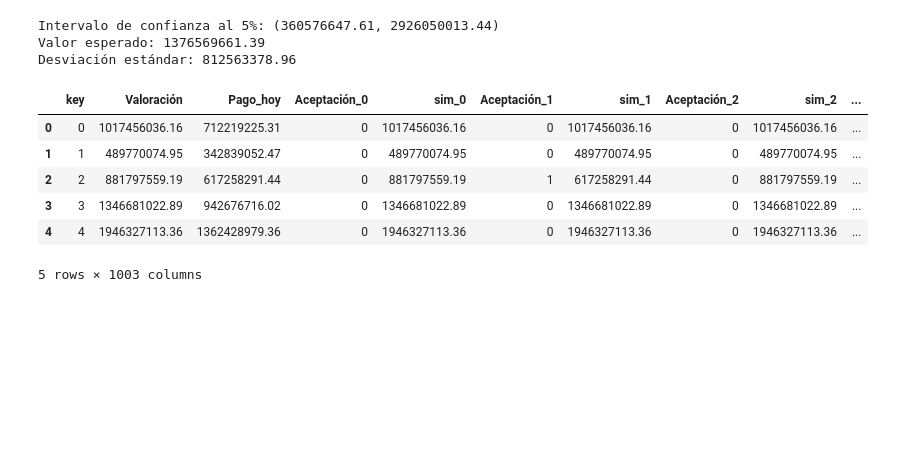
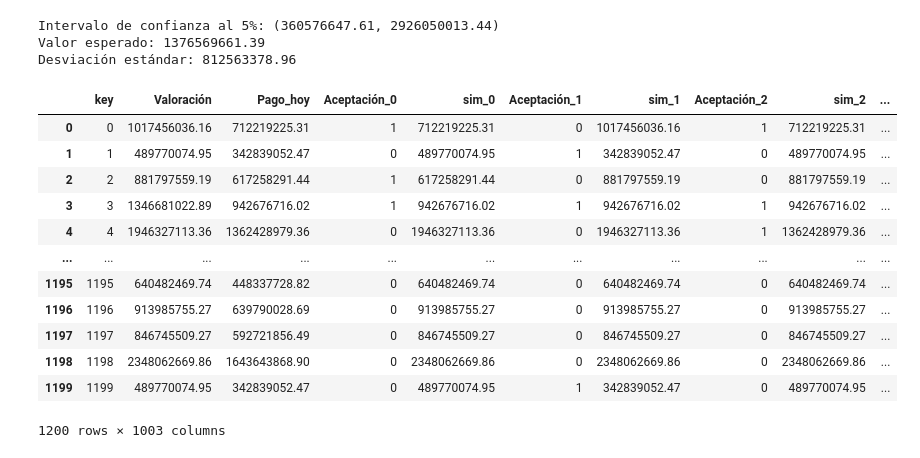
Before and after one commit to mateocivil10/pj_sa_202501, a Jupyter notebook: notebooks/Riesgo_longevidad.ipynb, the cells around one changed output. Drawn from its saved outputs; the diff is of its cells as text; code cells hidden in the pictures; blank space fills up the shorter version.

```diff
--- a/notebooks/Riesgo_longevidad.ipynb
+++ b/notebooks/Riesgo_longevidad.ipynb
@@ -254,12 +254,18 @@ for i in range(sim):
         axis=1
     )
 # %%
-df_sim.head()
+df_sim
 # %% [output]
 |  | key | Valoración | Pago_hoy | Aceptación_0 | sim_0 | Aceptación_1 | sim_1 | Aceptación_2 | sim_2 | ... |
-| 0 | 0 | 1017456036.16 | 712219225.31 | 0 | 1017456036.16 | 0 | 1017456036.16 | 0 | 1017456036.16 | ... |
-| 1 | 1 | 489770074.95 | 342839052.47 | 0 | 489770074.95 | 0 | 489770074.95 | 0 | 489770074.95 | ... |
-| 2 | 2 | 881797559.19 | 617258291.44 | 0 | 881797559.19 | 1 | 617258291.44 | 0 | 881797559.19 | ... |
-| 3 | 3 | 1346681022.89 | 942676716.02 | 0 | 1346681022.89 | 0 | 1346681022.89 | 0 | 1346681022.89 | ... |
-| 4 | 4 | 1946327113.36 | 1362428979.36 | 0 | 1946327113.36 | 0 | 1946327113.36 | 0 | 1946327113.36 | ... |
+| 0 | 0 | 1017456036.16 | 712219225.31 | 1 | 712219225.31 | 0 | 1017456036.16 | 1 | 712219225.31 | ... |
+| 1 | 1 | 489770074.95 | 342839052.47 | 0 | 489770074.95 | 1 | 342839052.47 | 0 | 489770074.95 | ... |
+| 2 | 2 | 881797559.19 | 617258291.44 | 1 | 617258291.44 | 0 | 881797559.19 | 0 | 881797559.19 | ... |
+| 3 | 3 | 1346681022.89 | 942676716.02 | 1 | 942676716.02 | 1 | 942676716.02 | 1 | 942676716.02 | ... |
+| 4 | 4 | 1946327113.36 | 1362428979.36 | 0 | 1946327113.36 | 0 | 1946327113.36 | 1 | 1362428979.36 | ... |
+| ... | ... | ... | ... | ... | ... | ... | ... | ... | ... | ... |
+| 1195 | 1195 | 640482469.74 | 448337728.82 | 0 | 640482469.74 | 0 | 640482469.74 | 0 | 640482469.74 | ... |
+| 1196 | 1196 | 913985755.27 | 639790028.69 | 0 | 913985755.27 | 0 | 913985755.27 | 0 | 913985755.27 | ... |
+| 1197 | 1197 | 846745509.27 | 592721856.49 | 0 | 846745509.27 | 0 | 846745509.27 | 0 | 846745509.27 | ... |
+| 1198 | 1198 | 2348062669.86 | 1643643868.90 | 0 | 2348062669.86 | 0 | 2348062669.86 | 0 | 2348062669.86 | ... |
+| 1199 | 1199 | 489770074.95 | 342839052.47 | 0 | 489770074.95 | 1 | 342839052.47 | 0 | 489770074.95 | ... |
-5 rows × 1003 columns
+1200 rows × 1003 columns
```
Also changed, not shown: parts of 7 cells of this notebook.
